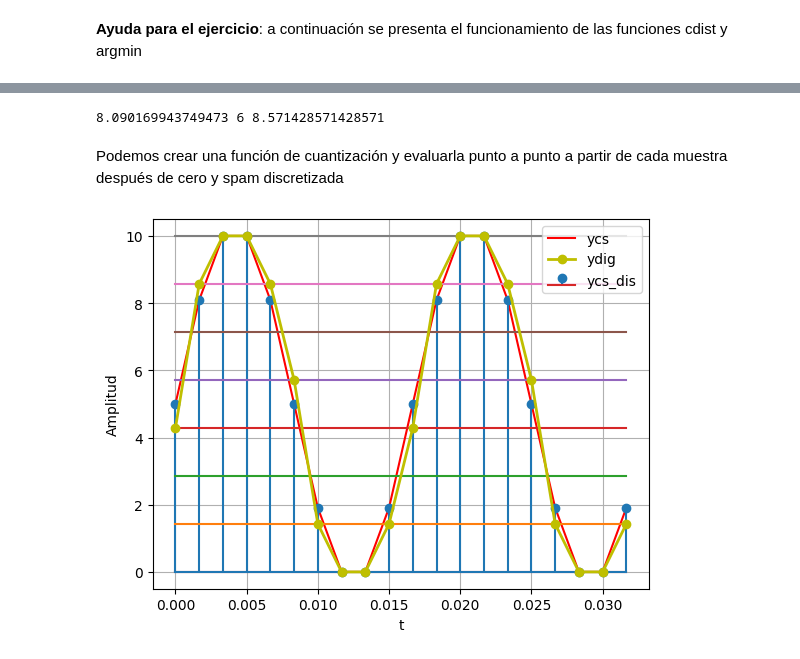
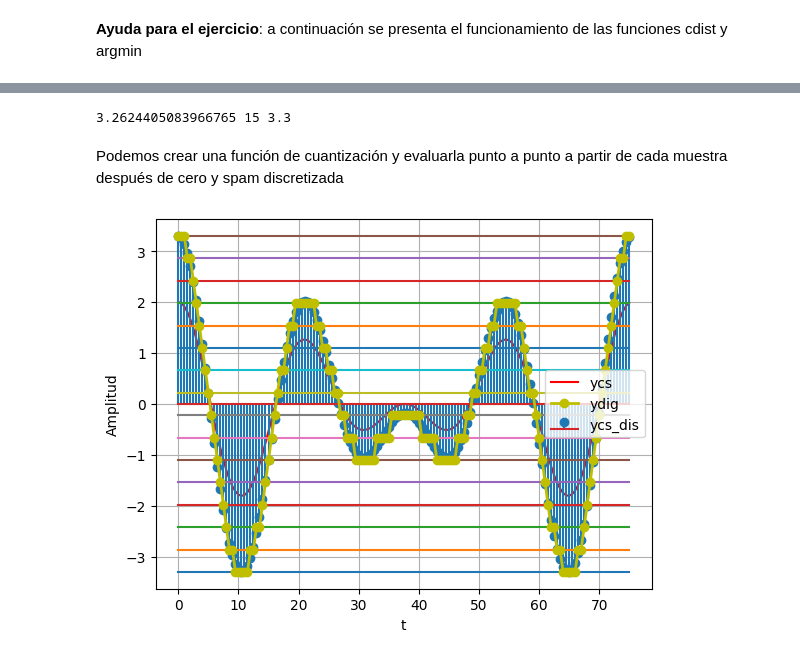
Before and after one commit to sofial47/senalesysistemas, a Jupyter notebook: cuaderno1.ipynb, the cells around one changed output, grey strips where cells are left out. Saved outputs shown, nothing was run; the diff lists cells and outputs as text; code cells hidden in the pictures.

```diff
--- a/cuaderno1.ipynb
+++ b/cuaderno1.ipynb
@@ -341,22 +342,32 @@ plt.show()
 from scipy.spatial.distance import cdist
 
 #señal original
-Fo = 60
-To = 1/60
-A = 120
-Fs = 10*Fo #asegurar nyquist
-Ts = 1/Fs
-tv = np.arange(0,2*To,Ts)#procesar dos periodos discretizados
-y = A*np.sin(2*np.pi*Fo*tv)
+Fo = 60  # Frecuencia fundamental (60 Hz)
+T_1 =6*np.pi  # Período de la señal cos 1
+T_2=8*np.pi
+A = 1  #Amplitud de la señal (120 V)
+ti=0
+tf=4*T_1
+w1=2*np.pi/T_1
+w2=2*np.pi/T_2
+Fs = 2  #asegurar nyquist # Frecuencia de muestreo (600 Hz)
+Ts = 1/Fs  # Período de muestreo
+
+
+tv = np.arange(ti,tf,Ts)#tv = np.arange(0,2*T_2,Ts)  #procesar dos periodos discretizados; voy a modificar esta
+
+#y = A*np.sin(2*np.pi*Fo*tv) este fue el unico que quite o modifique  #Señal senoidal original
+yv = A*np.cos(w1*tv) + A*np.cos(w2*tv) #suma de ambas señales cos(t/3)+cos(t/4)
+
 
 #cero y pendiente
-ycs = my_ceropen(y, ymin=0,ymax=10)
+ycs = my_ceropen(yv, ymin=-3.3,ymax=3.3)
 
 #número de bits y vector de cuantización
-nbits = 3
-rmin = 0
-rmax = 10
-ve = np.linspace(rmin,rmax,2**nbits) # (rmax-rmin)/(2^#bits - 1) -> si se quiere incluir rmin y rmax
+nbits = 4
+rmin = -3.3
+rmax =3.3
+ve = np.linspace(rmin,rmax,2**nbits) # (rmax-rmin)/(2^#bits - 1) -> si se quiere incluir rmin y rmax  #Vector de niveles de cuantización
 
 #distancias y cero pendiente a vector cuantizacion
 d = cdist(ycs.reshape(-1,1),ve.reshape(-1,1)) #se utiliza reshape(-1,1) para generar vectores columna como lo pide cdist
@@ -372,7 +391,7 @@ array([3, 6, 7, 7, 6, 4, 1, 0, 0, 1, 3, 6, 7, 7, 6, 4, 1, 0, 0, 1])
 # %%
 print(ycs[1],ind[1],ve[ind[1]]) # para y[50] = 0.58, el estado más cercano en ve es el elemento 1 que corresponde a ve[1]=0.71
 # %% [output]
-8.090169943749473 6 8.571428571428571
+3.2624405083966765 15 3.3
 # %% [markdown]
 Podemos crear una función de cuantización y evaluarla punto a punto a partir de cada muestra después de cero y spam discretizada
 # %%
@@ -395,23 +414,23 @@ for i in range(ycs.shape[0]):
 # %%
 #graficar señales
 
-plt.plot(tv,ycs,c='r', label='ycs')#cs continua
+plt.plot(tv,yv,c='r', label='ycs',)#cs continua
 
-plt.stem(tv,ycs, label='ycs_dis')#cs discreta
+plt.stem(tv,ycs, label='ycs_dis',)#cs discreta #se puede poner stem para que lo pinte por dentro
 
 #estados de cuantización
 
 for v in ve:
-  plt.plot(tv,v*np.ones(len(tv)))
+  plt.plot(tv,v*np.ones(len(tv)))   #pinta 256 lineas
 
 # graficar señal Digital (discreta + cuantizada)
 
 plt.plot(tv,yq,c='y',marker='o',label='ydig', linewidth=2)
 
 plt.legend()
 plt.grid()
 plt.xlabel('t')
 plt.ylabel('Amplitud')
 plt.show()
 # %% [output]
-[figure, old version]
+[figure, new version]
```
Also changed, not shown: parts of 14 cells of this notebook.
